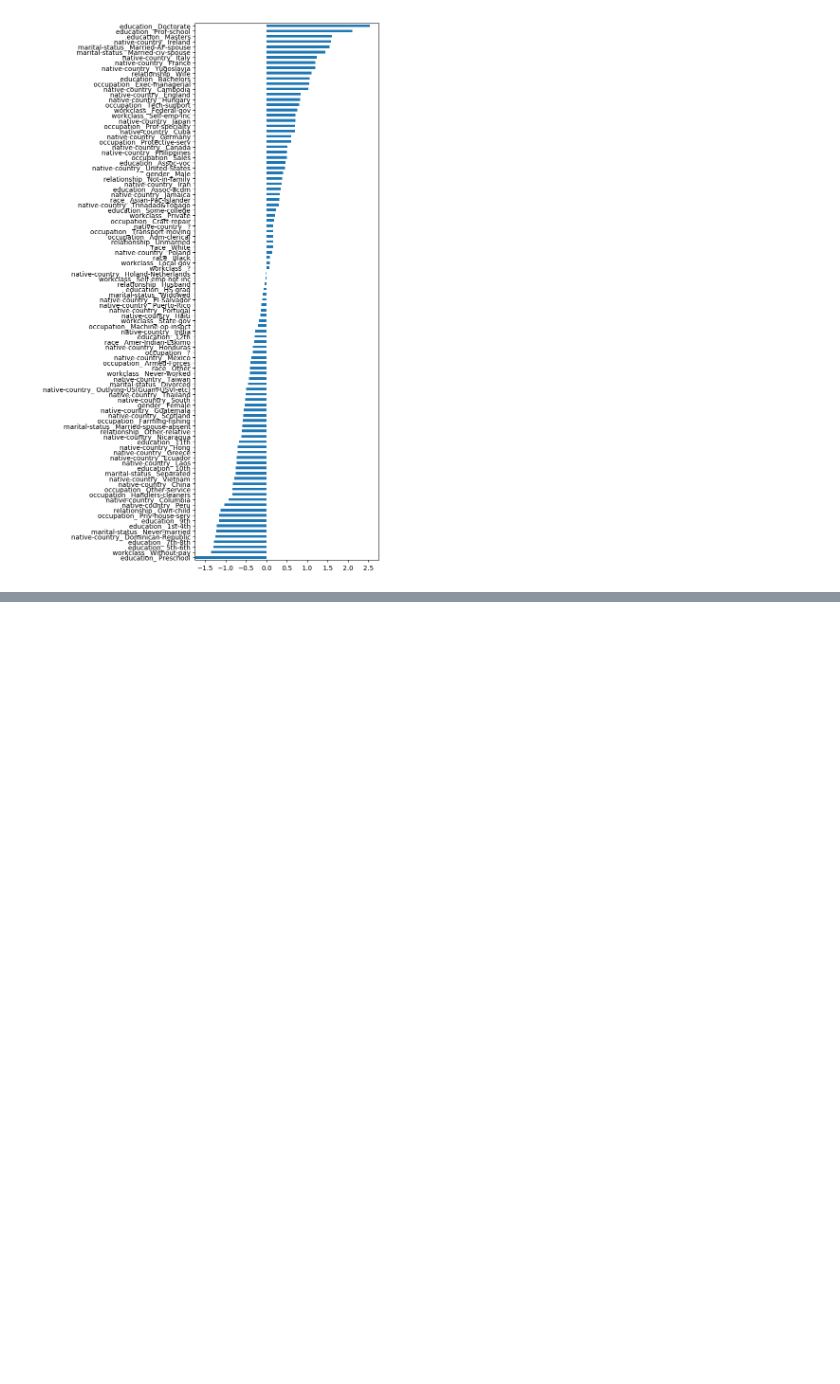
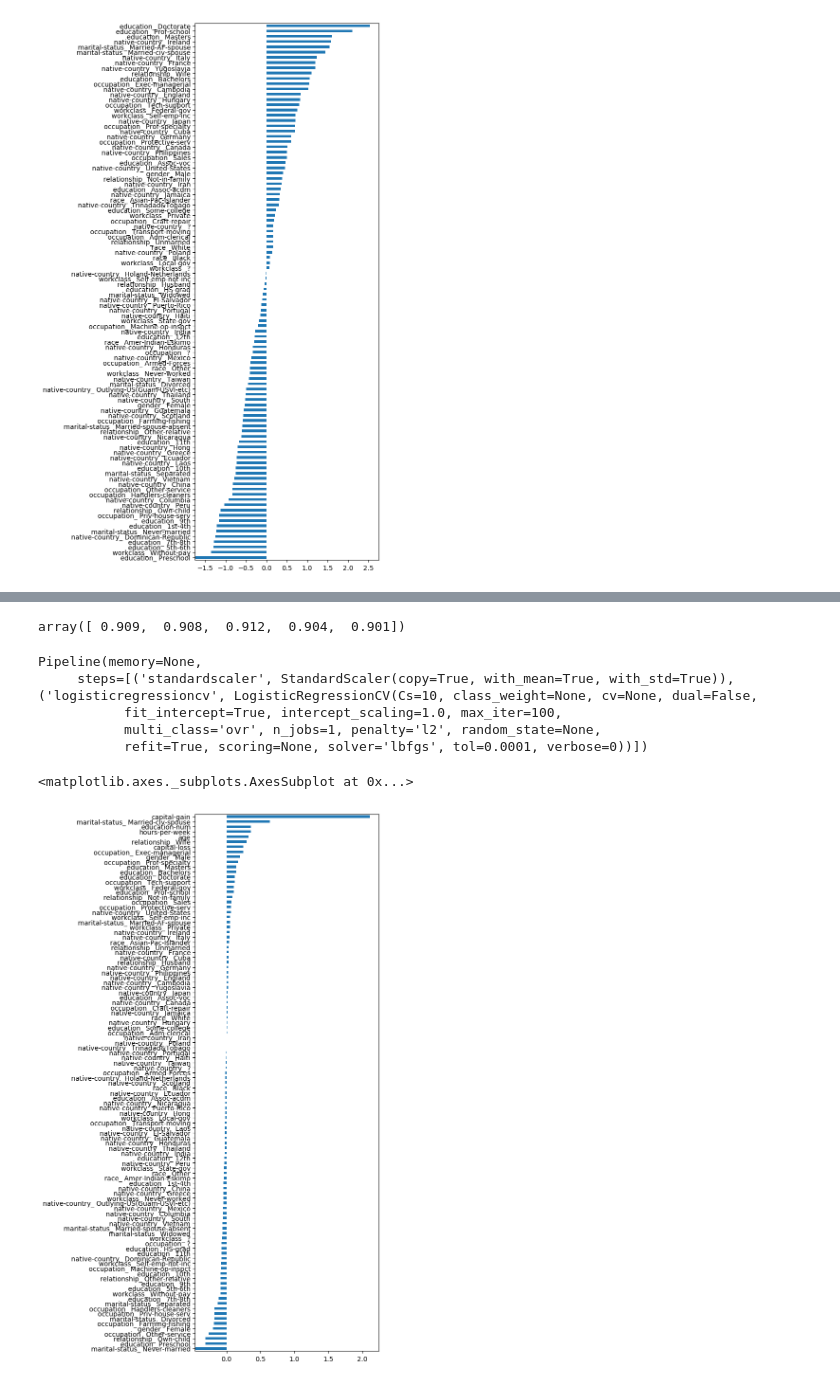
Before and after one commit to amueller/applied_ml_spring_2017, a Jupyter notebook: slides/aml-13-adult-census.ipynb, the cells around one changed output, grey strips where cells are left out. Saved outputs shown, nothing was run; the diff lists cells and outputs as text; code cells hidden in the pictures; blank space fills up the shorter version.

```diff
--- a/slides/aml-13-adult-census.ipynb
+++ b/slides/aml-13-adult-census.ipynb
@@ -191,5 +226,22 @@ cross_val_score(LogisticRegressionCV(solver='liblinear', penalty='l1'), data_tra
 # %%
 data_train_dummies = pd.get_dummies(data_train)
 # %%
-pipe_cont = make_pipeline(StandardScaler(), LogisticRegressionCV())
-cross_val_score(log_pipe, data_train[continuous], income_train, cv=5, scoring="roc_auc")
+log_pipe = make_pipeline(StandardScaler(), LogisticRegressionCV())
+cross_val_score(log_pipe, data_train_dummies, income_train, cv=5, scoring="roc_auc")
+# %% [output]
+array([ 0.909,  0.908,  0.912,  0.904,  0.901])
+# %%
+log_pipe.fit(data_train_dummies, income_train)
+# %% [output]
+Pipeline(memory=None,
+     steps=[('standardscaler', StandardScaler(copy=True, with_mean=True, with_std=True)), ('logisticregressioncv', LogisticRegressionCV(Cs=10, class_weight=None, cv=None, dual=False,
+           fit_intercept=True, intercept_scaling=1.0, max_iter=100,
+           multi_class='ovr', n_jobs=1, penalty='l2', random_state=None,
+           refit=True, scoring=None, solver='lbfgs', tol=0.0001, verbose=0))])
+# %%
+plt.figure(figsize=(5, 15))
+coef = pd.Series(log_pipe.named_steps['logisticregressioncv'].coef_.ravel(), index=data_train_dummies.columns)
+coef.sort_values().plot(kind="barh")
+# %% [output]
+<matplotlib.axes._subplots.AxesSubplot at 0x...>
+[figure, added]
```
Also changed, not shown: parts of 18 cells of this notebook, 2 other files.
